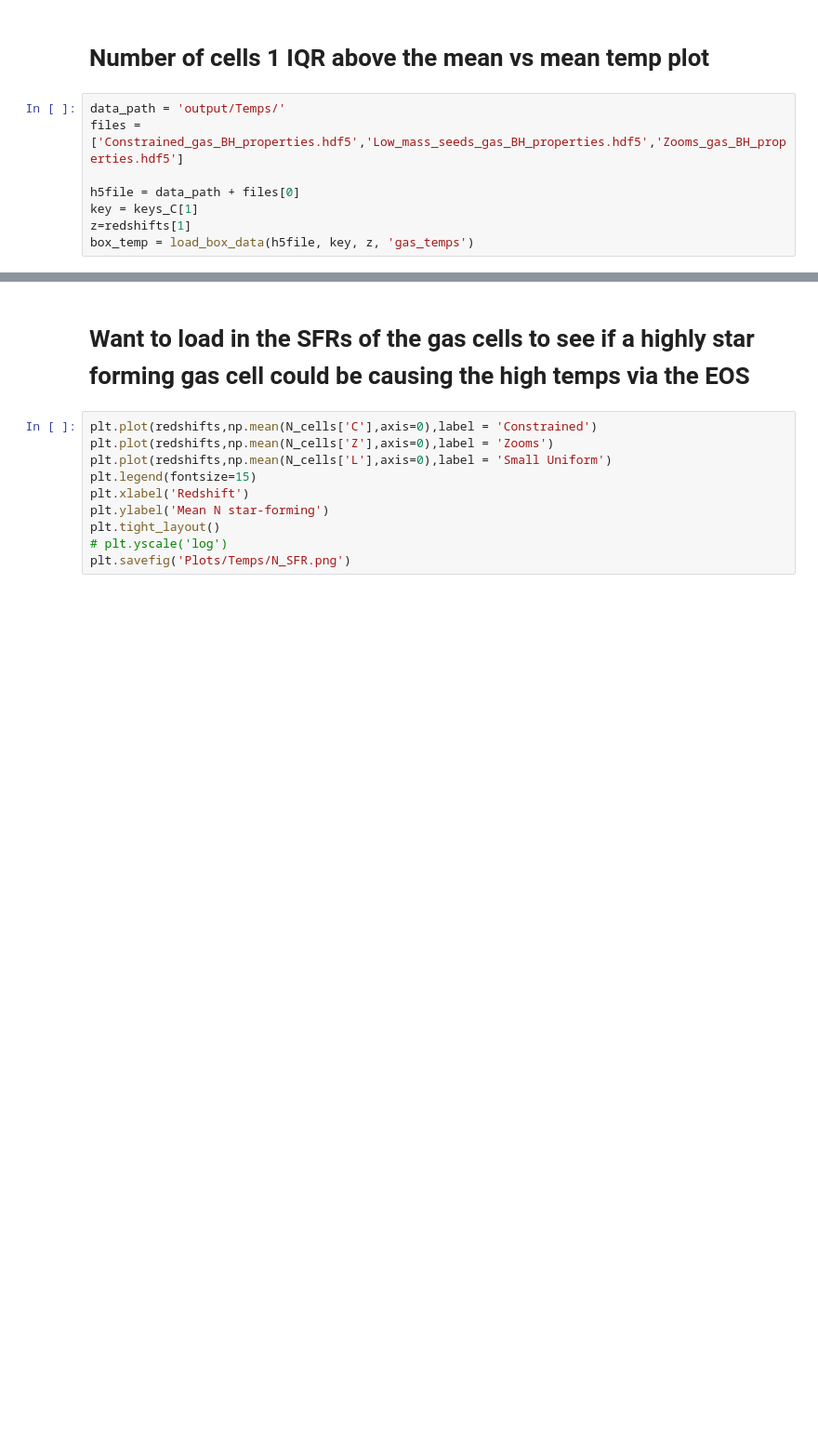
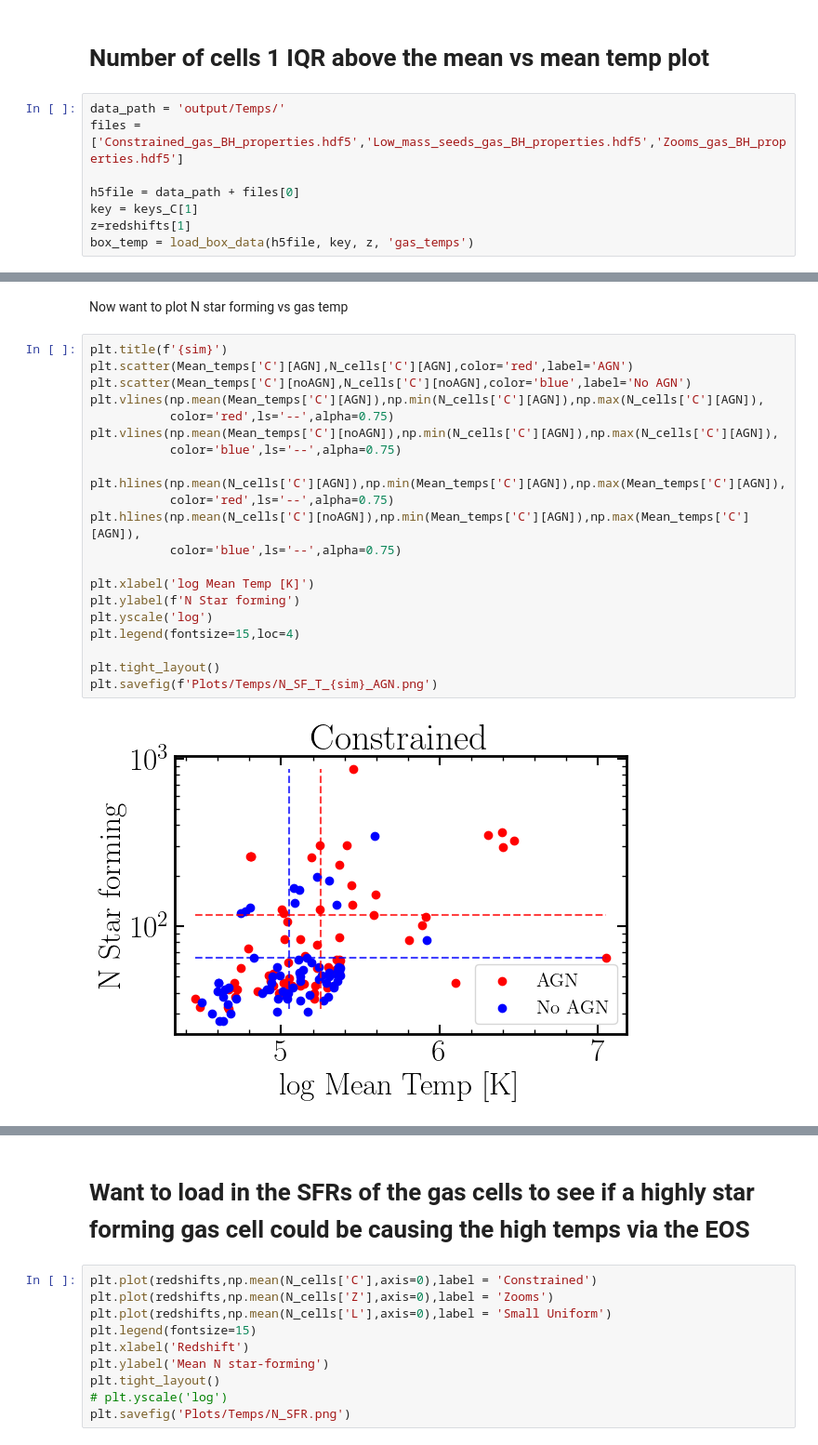
Before and after one commit to khojonat/LtU_Accretion, a Jupyter notebook: Gas_Temps.ipynb, the cells around one changed output, grey strips where cells are left out. Shown at 93% size. Saved outputs shown, nothing was run; the diff lists cells and outputs as text; blank space fills up the shorter version.

```diff
--- a/Gas_Temps.ipynb
+++ b/Gas_Temps.ipynb
@@ -216,0 +280,25 @@ plt.savefig(f'Plots/Temps/N_T_f{f}_{sim}.png')
+# %% [markdown]
+Now want to plot N star forming vs gas temp
+# %%
+plt.title(f'{sim}')
+plt.scatter(Mean_temps['C'][AGN],N_cells['C'][AGN],color='red',label='AGN')
+plt.scatter(Mean_temps['C'][noAGN],N_cells['C'][noAGN],color='blue',label='No AGN')
+plt.vlines(np.mean(Mean_temps['C'][AGN]),np.min(N_cells['C'][AGN]),np.max(N_cells['C'][AGN]),
+           color='red',ls='--',alpha=0.75)
+plt.vlines(np.mean(Mean_temps['C'][noAGN]),np.min(N_cells['C'][AGN]),np.max(N_cells['C'][AGN]),
+           color='blue',ls='--',alpha=0.75)
+
+plt.hlines(np.mean(N_cells['C'][AGN]),np.min(Mean_temps['C'][AGN]),np.max(Mean_temps['C'][AGN]),
+           color='red',ls='--',alpha=0.75)
+plt.hlines(np.mean(N_cells['C'][noAGN]),np.min(Mean_temps['C'][AGN]),np.max(Mean_temps['C'][AGN]),
+           color='blue',ls='--',alpha=0.75)
+
+plt.xlabel('log Mean Temp [K]')
+plt.ylabel(f'N Star forming')
+plt.yscale('log')
+plt.legend(fontsize=15,loc=4)
+
+plt.tight_layout()
+plt.savefig(f'Plots/Temps/N_SF_T_{sim}_AGN.png')
+# %% [output]
+[figure, added]
```
Also changed, not shown: parts of 39 cells of this notebook, 2 other files.
